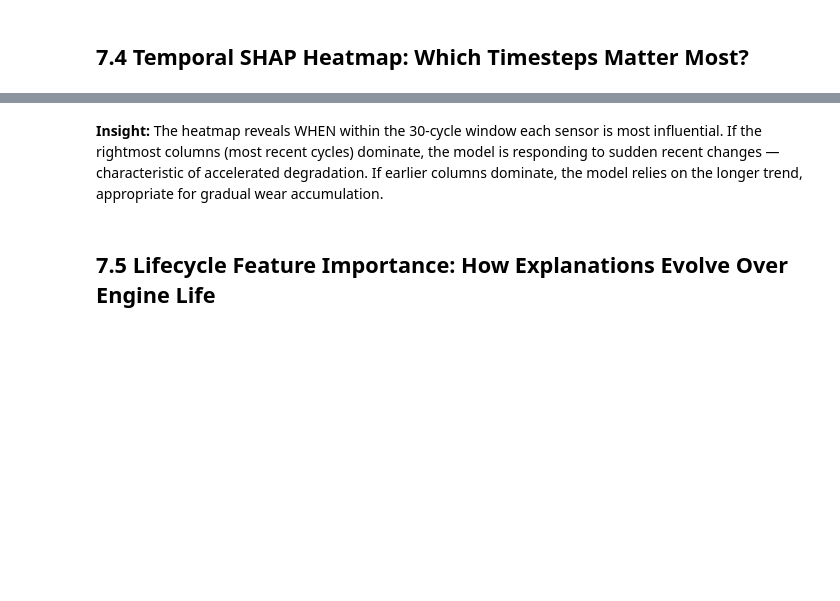
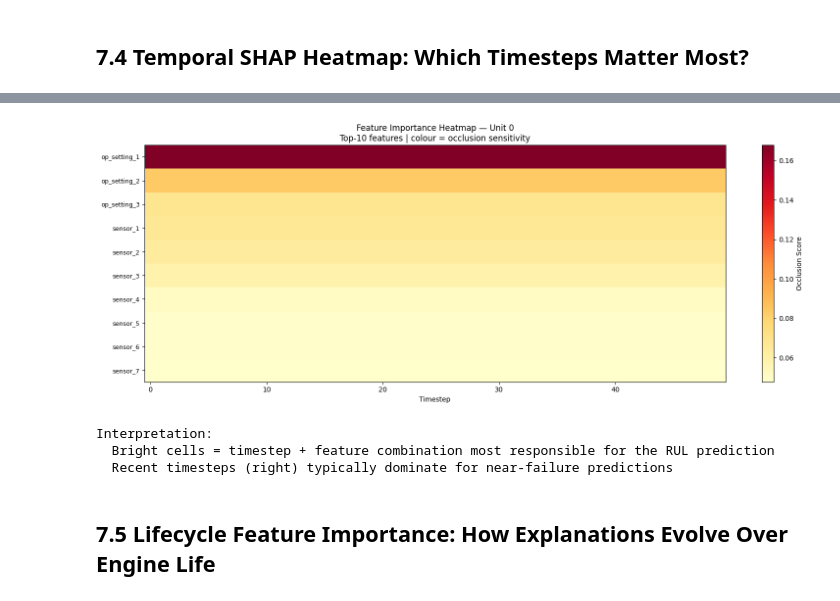
Before and after one commit to SKYTAN-050107/VHack_RUL_Predictions, a Jupyter notebook: notebooks/07_interpretability.ipynb, the cells around one changed output, grey strips where cells are left out. Cells and saved outputs as stored; diff of their text form; code cells hidden in the pictures; blank space fills up the shorter version.

```diff
--- a/notebooks/07_interpretability.ipynb
+++ b/notebooks/07_interpretability.ipynb
@@ -218,8 +356,35 @@ plt.show()
-# %% [markdown]
-**Insight:** The heatmap reveals WHEN within the 30-cycle window each sensor
-is most influential. If the rightmost columns (most recent cycles) dominate,
-the model is responding to sudden recent changes — characteristic of
-accelerated degradation. If earlier columns dominate, the model relies on
-the longer trend, appropriate for gradual wear accumulation.
+# %%
+# ── CELL 12: Temporal SHAP heatmap ───────────────────────────────────────────
+attrib_single = gradient_attribution(
+    cnn_model, x_single, FEATURE_COLS, X_background=X_bg, batch_size=1
+)
+# Build heatmap from occlusion: repeat per-feature score across all timesteps
+attrib_matrix = np.tile(
+    attrib_single.values,              # (24,)
+    (x_single.shape[1], 1)             # → (window_size, 24)
+).T                                    # → (24, window_size)
+
+top10_idx  = np.argsort(attrib_single.values)[::-1][:10]
+heat_data  = attrib_matrix[top10_idx]   # (10, window_size)
+
+fig, ax = plt.subplots(figsize=(16, 6))
+im = ax.imshow(heat_data, aspect='auto', cmap='YlOrRd', interpolation='nearest')
+ax.set_yticks(range(10))
+ax.set_yticklabels([FEATURE_COLS[i] for i in top10_idx], fontsize=9)
+ax.set_xlabel('Timestep')
+ax.set_title(f'Feature Importance Heatmap — Unit {EXPLAIN_UNIT}\n'
+             f'Top-10 features | colour = occlusion sensitivity')
+plt.colorbar(im, ax=ax, label='Occlusion Score')
+plt.tight_layout()
+plt.show()
+
+print('Interpretation:')
+print('  Bright cells = timestep + feature combination most responsible for the RUL prediction')
+print('  Recent timesteps (right) typically dominate for near-failure predictions')
+# %% [output]
+[figure, added]
+Interpretation:
+  Bright cells = timestep + feature combination most responsible for the RUL prediction
+  Recent timesteps (right) typically dominate for near-failure predictions
 # %% [markdown]
 ## 7.5 Lifecycle Feature Importance: How Explanations Evolve Over Engine Life
```
Also changed, not shown: parts of 24 cells of this notebook, 20 other files.
